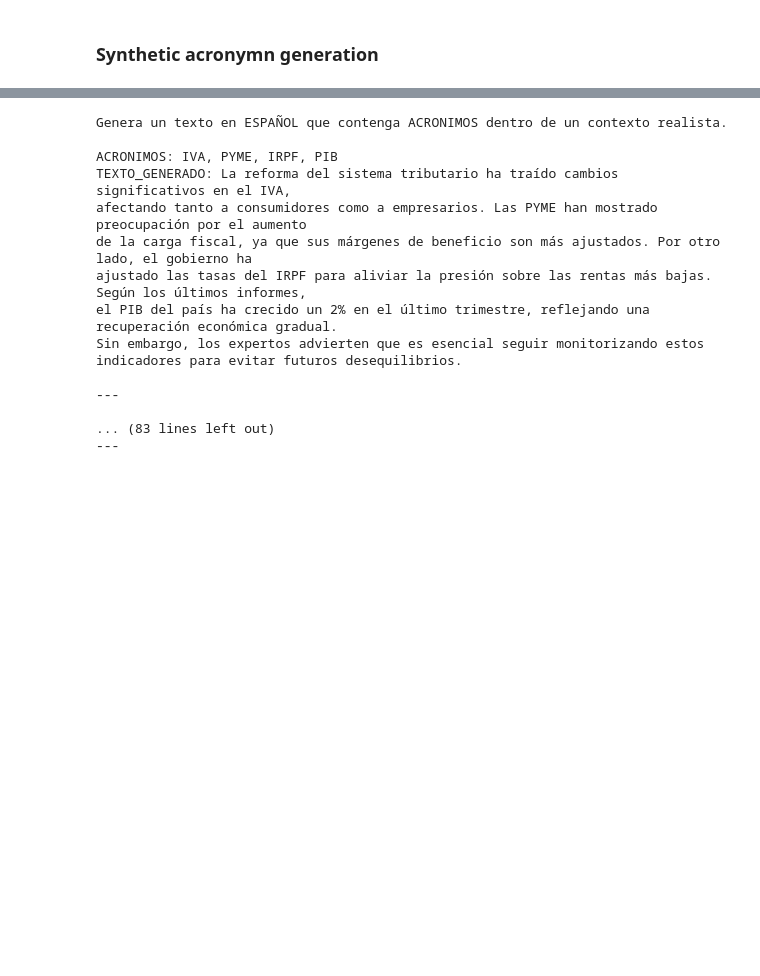
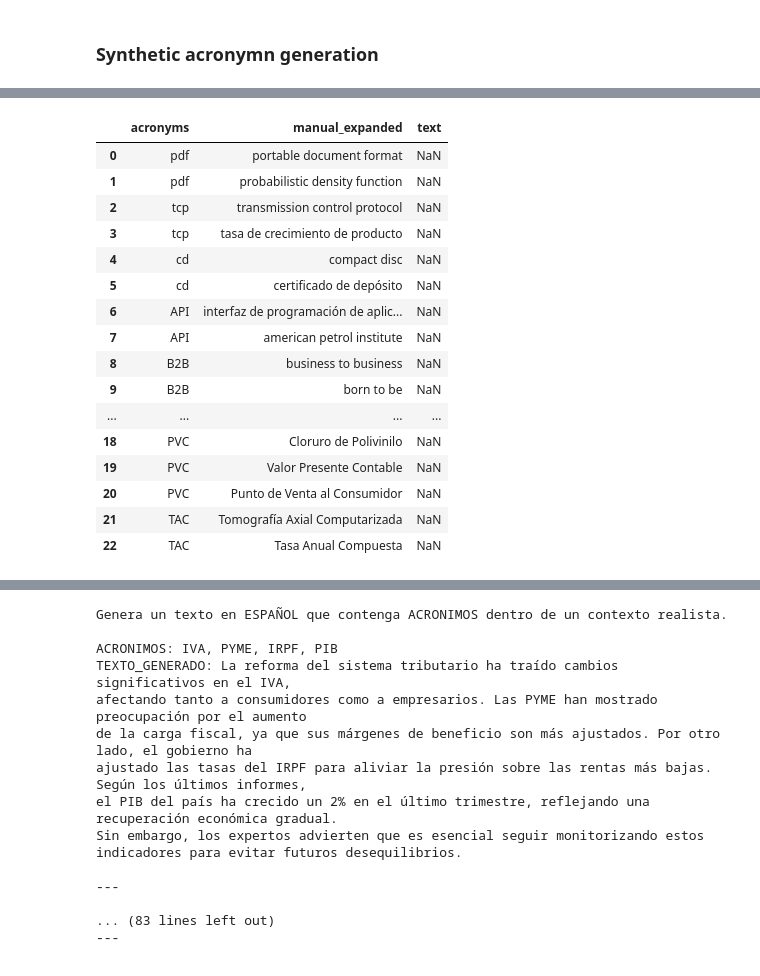
Before and after one commit to nextprocurement/RAG_tool, a Jupyter notebook: bbdd_sintetica_dspy.ipynb, the cells around one changed output, grey strips where cells are left out. Drawn from its saved outputs; the diff is of its cells as text; code cells hidden in the pictures; blank space fills up the shorter version.

```diff
--- a/bbdd_sintetica_dspy.ipynb
+++ b/bbdd_sintetica_dspy.ipynb
@@ -135,5 +136,25 @@ class AcronymGeneratorModule(dspy.Module):
     def forward(self, acronyms):
         response = self.generator(ACRONIMOS=acronyms)
         return dspy.Prediction(TEXTO_GENERADO=response.TEXTO_GENERADO)
+# %%
+df
+# %% [output]
+|  | acronyms | manual_expanded | text |
+| 0 | pdf | portable document format | NaN |
+| 1 | pdf | probabilistic density function | NaN |
+| 2 | tcp | transmission control protocol | NaN |
+| 3 | tcp | tasa de crecimiento de producto | NaN |
+| 4 | cd | compact disc | NaN |
+| 5 | cd | certificado de depósito | NaN |
+| 6 | API | interfaz de programación de aplic... | NaN |
+| 7 | API | american petrol institute | NaN |
+| 8 | B2B | business to business | NaN |
+| 9 | B2B | born to be | NaN |
+| ... | ... | ... | ... |
+| 18 | PVC | Cloruro de Polivinilo | NaN |
+| 19 | PVC | Valor Presente Contable | NaN |
+| 20 | PVC | Punto de Venta al Consumidor | NaN |
+| 21 | TAC | Tomografía Axial Computarizada | NaN |
+| 22 | TAC | Tasa Anual Compuesta | NaN |
 # %%
 lista_acronyms = df['acronyms'].str.lower().tolist()
```
Also changed, not shown: parts of 49 cells of this notebook, 16 other files.
